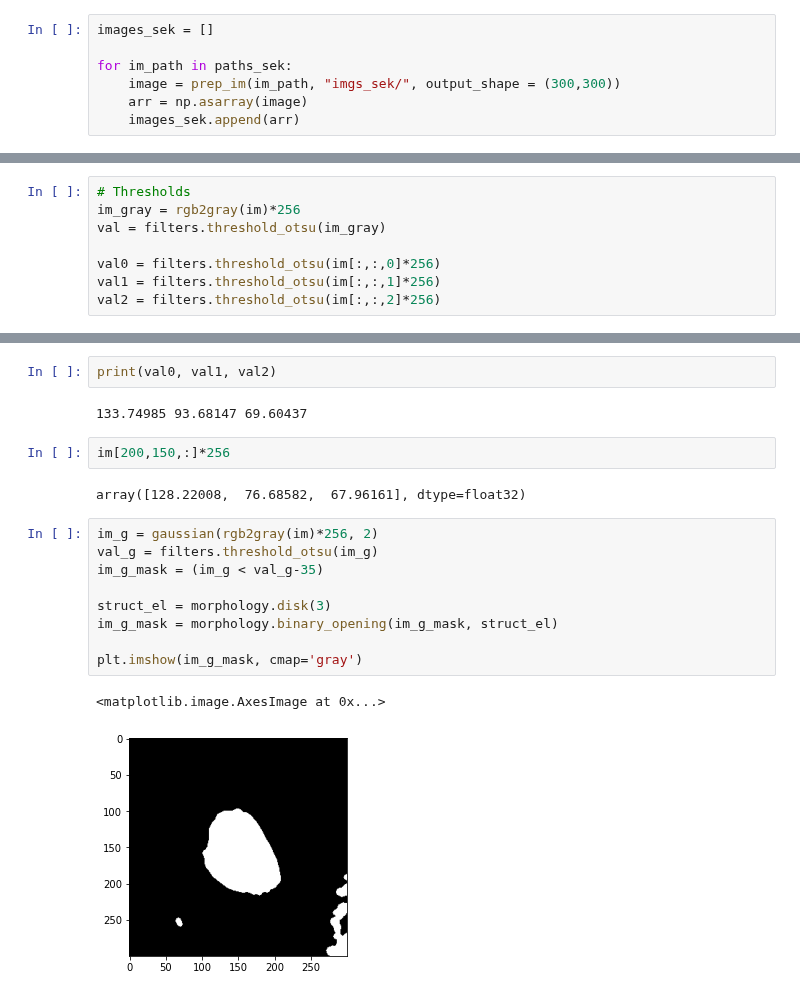
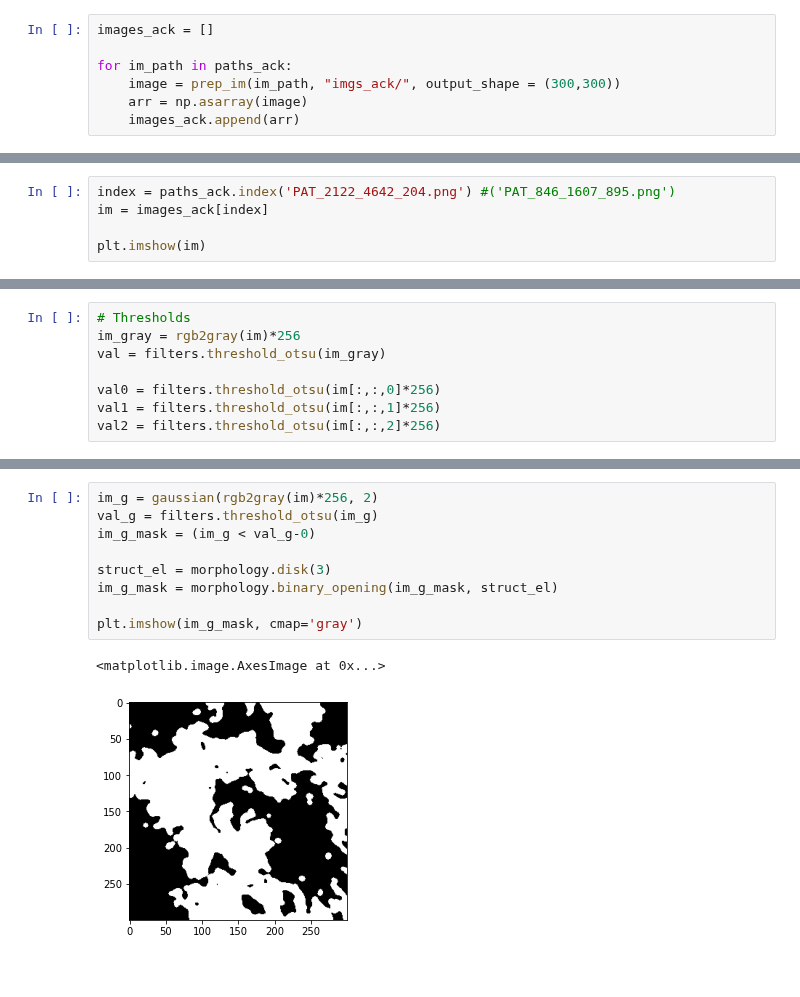
Before and after one commit to julielhagen/First-Year-Project, a Jupyter notebook: Segmentation.ipynb, the cells around one changed output, grey strips where cells are left out. Saved outputs shown, nothing was run; the diff lists cells and outputs as text.

```diff
--- a/Segmentation.ipynb
+++ b/Segmentation.ipynb
@@ -177,12 +157,12 @@ paths_sek = labels[mask_sek,1]
 
 paths = [paths_ack, paths_bcc, paths_mel, paths_nev, paths_scc, paths_sek]
 # %%
-images_sek = []
+images_ack = []
 
-for im_path in paths_sek:
-    image = prep_im(im_path, "imgs_sek/", output_shape = (300,300))
+for im_path in paths_ack:
+    image = prep_im(im_path, "imgs_ack/", output_shape = (300,300))
     arr = np.asarray(image)
-    images_sek.append(arr)
+    images_ack.append(arr)
 # %% [markdown]
 ### Segmentation of MEL
 # %%
@@ -262,0 +233,5 @@ plt.imshow(im)
+# %%
+index = paths_ack.index('PAT_2122_4642_204.png') #('PAT_846_1607_895.png')
+im = images_ack[index]
+
+plt.imshow(im)
@@ -294,20 +272,12 @@ plt.imshow(im_rgb_mask, cmap='gray')
-# %%
-print(val0, val1, val2)
-# %% [output]
-133.74985 93.68147 69.60437
-# %%
-im[200,150,:]*256
-# %% [output]
-array([128.22008,  76.68582,  67.96161], dtype=float32)
 # %%
 im_g = gaussian(rgb2gray(im)*256, 2)
 val_g = filters.threshold_otsu(im_g)
-im_g_mask = (im_g < val_g-35)
+im_g_mask = (im_g < val_g-0)
 
 struct_el = morphology.disk(3)
 im_g_mask = morphology.binary_opening(im_g_mask, struct_el)
 
 plt.imshow(im_g_mask, cmap='gray')
 # %% [output]
 <matplotlib.image.AxesImage at 0x...>
-[figure, old version]
+[figure, new version]
```
Also changed, not shown: parts of 27 cells of this notebook, 1 other file.
